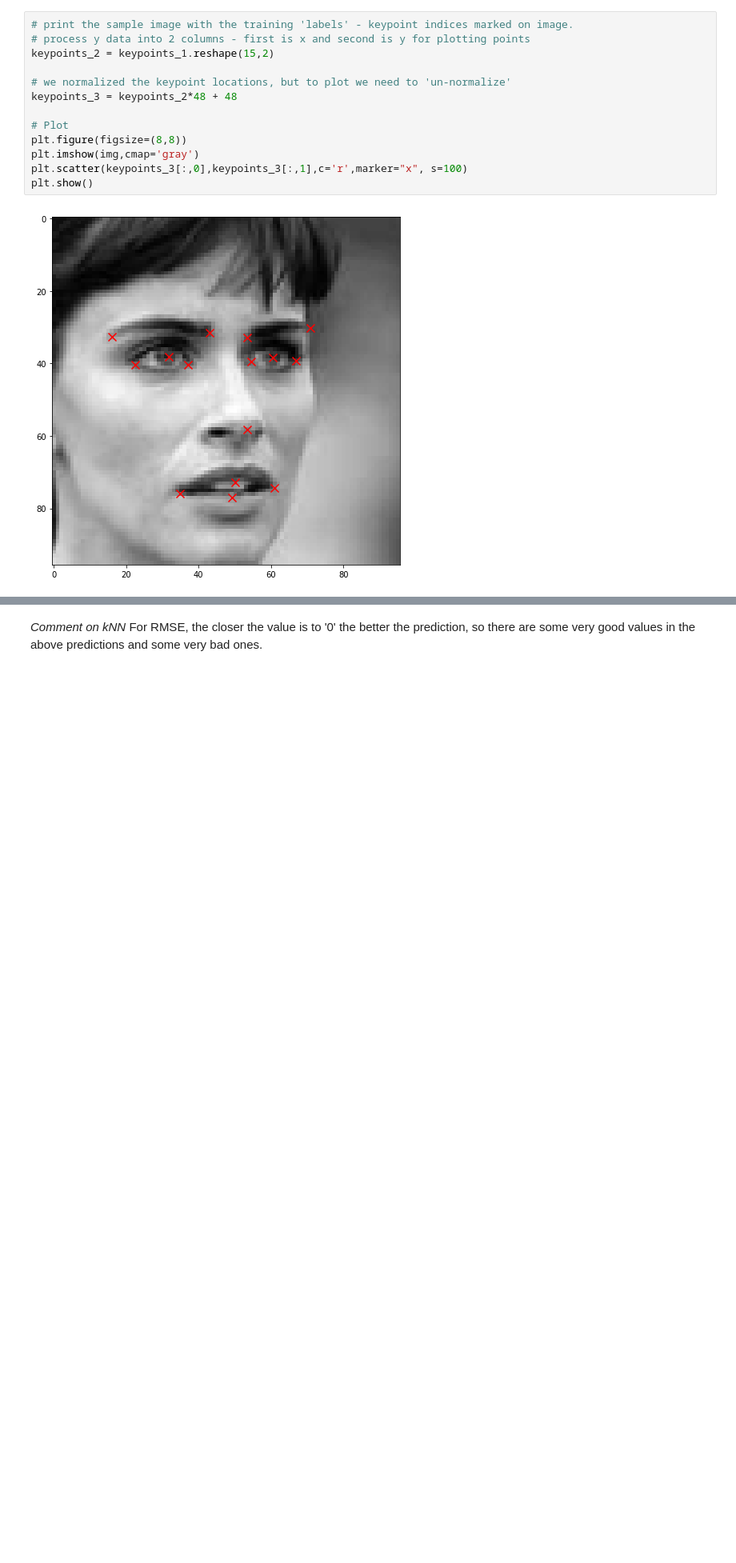
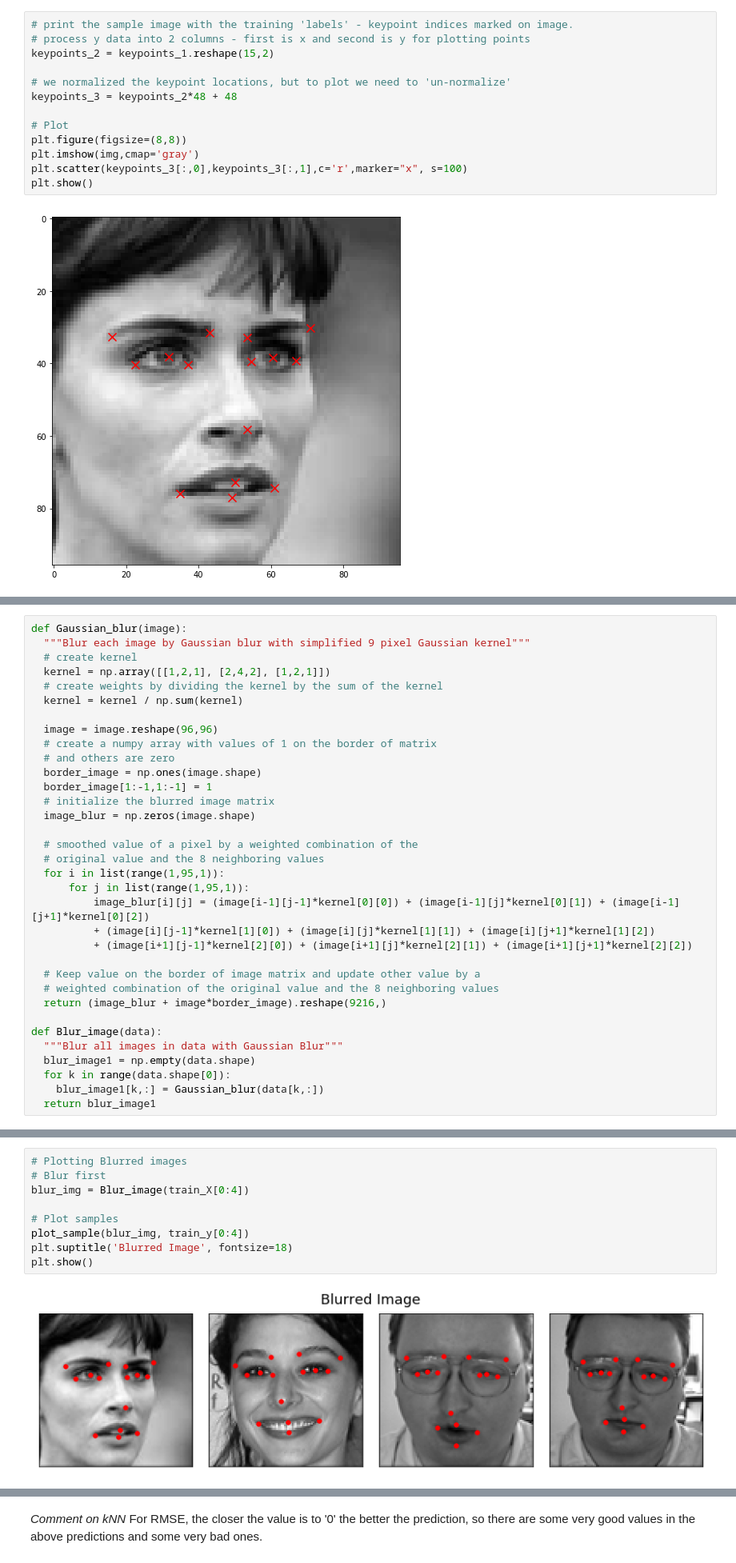
Before and after one commit to Shirleyhywl/W207_ALSY_FinalProject-1, a Jupyter notebook: W207_ALSY_FinalProject_Baseline_R2.ipynb, the cells around one changed output, grey strips where cells are left out. Shown at 80% size. Cells and saved outputs as stored; diff of their text form; blank space fills up the shorter version.

```diff
--- a/W207_ALSY_FinalProject_Baseline_R2.ipynb
+++ b/W207_ALSY_FinalProject_Baseline_R2.ipynb
@@ -712,0 +331,34 @@ pd.DataFrame({'RMSE':np.sqrt(mean_squared_error(dev_y, dev_predict_label, multio
+# %%
+def Gaussian_blur(image):
+  """Blur each image by Gaussian blur with simplified 9 pixel Gaussian kernel"""
+  # create kernel
+  kernel = np.array([[1,2,1], [2,4,2], [1,2,1]])
+  # create weights by dividing the kernel by the sum of the kernel
+  kernel = kernel / np.sum(kernel)
+
+  image = image.reshape(96,96)
+  # create a numpy array with values of 1 on the border of matrix
+  # and others are zero
+  border_image = np.ones(image.shape)
+  border_image[1:-1,1:-1] = 1
+  # initialize the blurred image matrix
+  image_blur = np.zeros(image.shape)
+
+  # smoothed value of a pixel by a weighted combination of the
+  # original value and the 8 neighboring values
+  for i in list(range(1,95,1)):
+      for j in list(range(1,95,1)):
+          image_blur[i][j] = (image[i-1][j-1]*kernel[0][0]) + (image[i-1][j]*kernel[0][1]) + (image[i-1][j+1]*kernel[0][2])
+          + (image[i][j-1]*kernel[1][0]) + (image[i][j]*kernel[1][1]) + (image[i][j+1]*kernel[1][2])
+          + (image[i+1][j-1]*kernel[2][0]) + (image[i+1][j]*kernel[2][1]) + (image[i+1][j+1]*kernel[2][2])
+
+  # Keep value on the border of image matrix and update other value by a
+  # weighted combination of the original value and the 8 neighboring values
+  return (image_blur + image*border_image).reshape(9216,)
+
+def Blur_image(data):
+  """Blur all images in data with Gaussian Blur"""
+  blur_image1 = np.empty(data.shape)
+  for k in range(data.shape[0]):
+    blur_image1[k,:] = Gaussian_blur(data[k,:])
+  return blur_image1
@@ -712,0 +416,11 @@ pd.DataFrame({'RMSE':np.sqrt(mean_squared_error(dev_y, dev_predict_label, multio
+# %%
+# Plotting Blurred images
+# Blur first
+blur_img = Blur_image(train_X[0:4])
+
+# Plot samples
+plot_sample(blur_img, train_y[0:4])
+plt.suptitle('Blurred Image', fontsize=18)
+plt.show()
+# %% [output]
+[figure, added]
```
Also changed, not shown: parts of 83 cells of this notebook.
